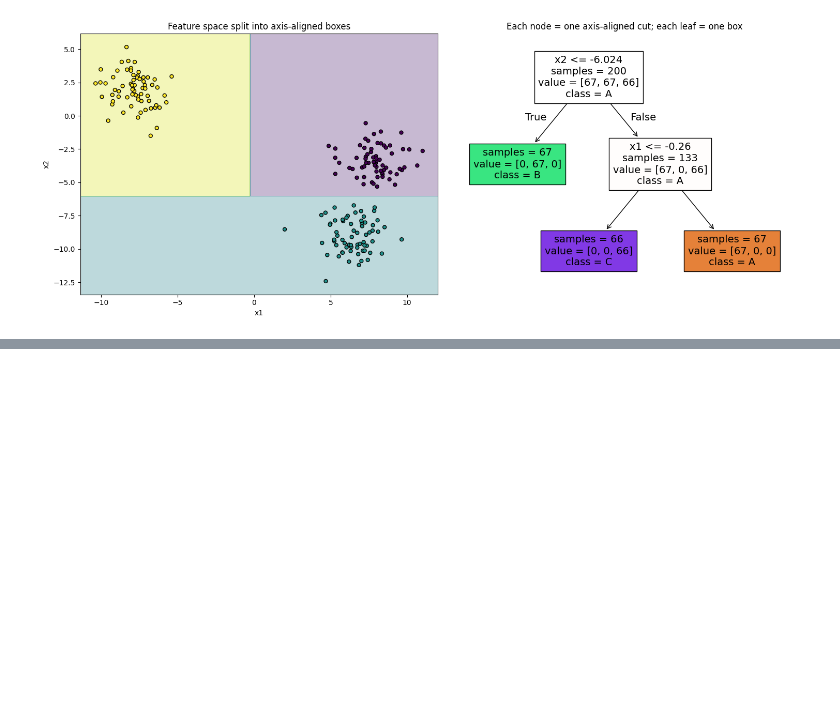
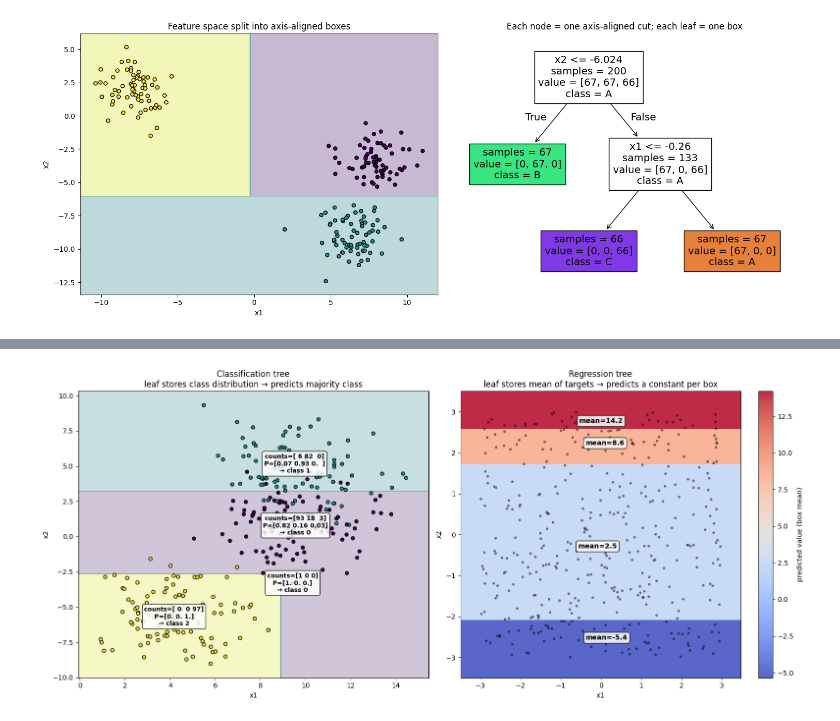
Before and after one commit to bmart231/ml-implementations, a Jupyter notebook: decision_trees/decision_trees.ipynb, the cells around one changed output, grey strips where cells are left out. Saved outputs shown, nothing was run; the diff lists cells and outputs as text; code cells hidden in the pictures; blank space fills up the shorter version.

Commit message:
made some changes to decision trees

```diff
--- a/decision_trees/decision_trees.ipynb
+++ b/decision_trees/decision_trees.ipynb
@@ -186,0 +323,13 @@ plt.show()
+# %%
+# BRIDGE: for a 0/1 target, "mean of targets in a leaf" == "fraction positive" == P(class=1)
+leaf_id = clf.apply(X)
+i = 7
+leaf = clf.apply(X[[i]])[0]
+print(f"\nSample {i}, leaf {leaf}:")
+print("  P(class=1) from classifier proba :", round(clf.predict_proba(X[[i]])[0, 1], 3))
+print("  mean of 0/1 target in that leaf  :", round(y[leaf_id == leaf].mean(), 3))  # same number
+
+# DIFFERENT CRITERION -> can pick different cuts. Compare the ROOT split each flavor chose:
+print("\nRoot split chosen by each flavor (same data, different criterion):")
+print("  classifier: feature", clf.tree_.feature[0], "<=", round(clf.tree_.threshold[0], 3))
+print("  regressor : feature", reg.tree_.feature[0], "<=", round(reg.tree_.threshold[0], 3))
@@ -186,0 +344,75 @@ plt.show()
+# %%
+# Demonstration: visualizing what each flavor's leaf stores
+import numpy as np
+import matplotlib.pyplot as plt
+from sklearn.datasets import make_blobs
+from sklearn.tree import DecisionTreeClassifier, DecisionTreeRegressor
+
+fig, (ax1, ax2) = plt.subplots(1, 2, figsize=(16, 7))
+
+# LEFT: CLASSIFICATION — each box is colored by its MAJORITY CLASS,
+#       and annotated with the full CLASS DISTRIBUTION (what predict_proba returns)
+Xc, yc = make_blobs(n_samples=300, centers=3, cluster_std=1.8, random_state=4)
+clf = DecisionTreeClassifier(max_depth=2, random_state=0).fit(Xc, yc)
+
+# Grid over the space, predict the majority class everywhere -> colored regions
+x_min, x_max = Xc[:, 0].min() - 1, Xc[:, 0].max() + 1
+y_min, y_max = Xc[:, 1].min() - 1, Xc[:, 1].max() + 1
+xx, yy = np.meshgrid(np.linspace(x_min, x_max, 400), np.linspace(y_min, y_max, 400))
+Z = clf.predict(np.c_[xx.ravel(), yy.ravel()]).reshape(xx.shape)
+ax1.contourf(xx, yy, Z, alpha=0.25, cmap="viridis")
+ax1.scatter(Xc[:, 0], Xc[:, 1], c=yc, cmap="viridis", edgecolor="k", s=25)
+
+# Annotate each leaf with the class counts/distribution it stores
+leaf_id = clf.apply(Xc)
+for leaf in np.unique(leaf_id):
+    mask = leaf_id == leaf
+    cx, cy = Xc[mask, 0].mean(), Xc[mask, 1].mean()        # centroid sits inside the box
+    counts = np.bincount(yc[mask], minlength=3)
+    dist = counts / counts.sum()
+    ax1.text(cx, cy, f"counts={counts}\nP={np.round(dist,2)}\n→ class {counts.argmax()}",
+             ha="center", va="center", fontsize=9, weight="bold",
+             bbox=dict(boxstyle="round", fc="white", ec="black", alpha=0.85))
+
+ax1.set_title("Classification tree\nleaf stores class distribution → predicts majority class")
+ax1.set_xlabel("x1"); ax1.set_ylabel("x2")
+
+
+# RIGHT: REGRESSION — each box is shaded by its MEAN TARGET (continuous colormap),
+#        i.e. the piecewise-constant prediction SURFACE, annotated with that mean
+rng = np.random.RandomState(0)
+Xr = rng.uniform(-3, 3, size=(400, 2))
+yr = Xr[:, 0]**2 + 0.5 * Xr[:, 1]**3 + rng.normal(0, 1, size=400)   # smooth-ish target
+reg = DecisionTreeRegressor(max_depth=2, random_state=0).fit(Xr, yr)
+
+x_min, x_max = Xr[:, 0].min() - 0.5, Xr[:, 0].max() + 0.5
+y_min, y_max = Xr[:, 1].min() - 0.5, Xr[:, 1].max() + 0.5
+xx, yy = np.meshgrid(np.linspace(x_min, x_max, 400), np.linspace(y_min, y_max, 400))
+Zr = reg.predict(np.c_[xx.ravel(), yy.ravel()]).reshape(xx.shape)
+
+# pcolormesh shows the BLOCKY piecewise-constant surface crisply — flat color per box
+mesh = ax2.pcolormesh(xx, yy, Zr, cmap="coolwarm", shading="auto", alpha=0.85)
+ax2.scatter(Xr[:, 0], Xr[:, 1], c="k", s=8, alpha=0.4)
+fig.colorbar(mesh, ax=ax2, label="predicted value (box mean)")
+
+# Annotate each leaf with the MEAN target it stores
+leaf_id = reg.apply(Xr)
+for leaf in np.unique(leaf_id):
+    mask = leaf_id == leaf
+    cx, cy = Xr[mask, 0].mean(), Xr[mask, 1].mean()
+    mean_val = yr[mask].mean()
+    ax2.text(cx, cy, f"mean={mean_val:.1f}", ha="center", va="center",
+             fontsize=10, weight="bold",
+             bbox=dict(boxstyle="round", fc="white", ec="black", alpha=0.85))
+
+ax2.set_title("Regression tree\nleaf stores mean of targets → predicts a constant per box")
+ax2.set_xlabel("x1"); ax2.set_ylabel("x2")
+
+plt.tight_layout()
+plt.show()
+
+# Same axis-aligned boxes on both sides (identical algorithm, depth=2).
+# Only the READ-OUT differs: left labels each box with its class distribution/majority,
+# right shades each box by its mean target. That is the entire "two flavors" distinction.
+# %% [output]
+[figure, added]
```
Also changed, not shown: parts of 19 cells of this notebook.
